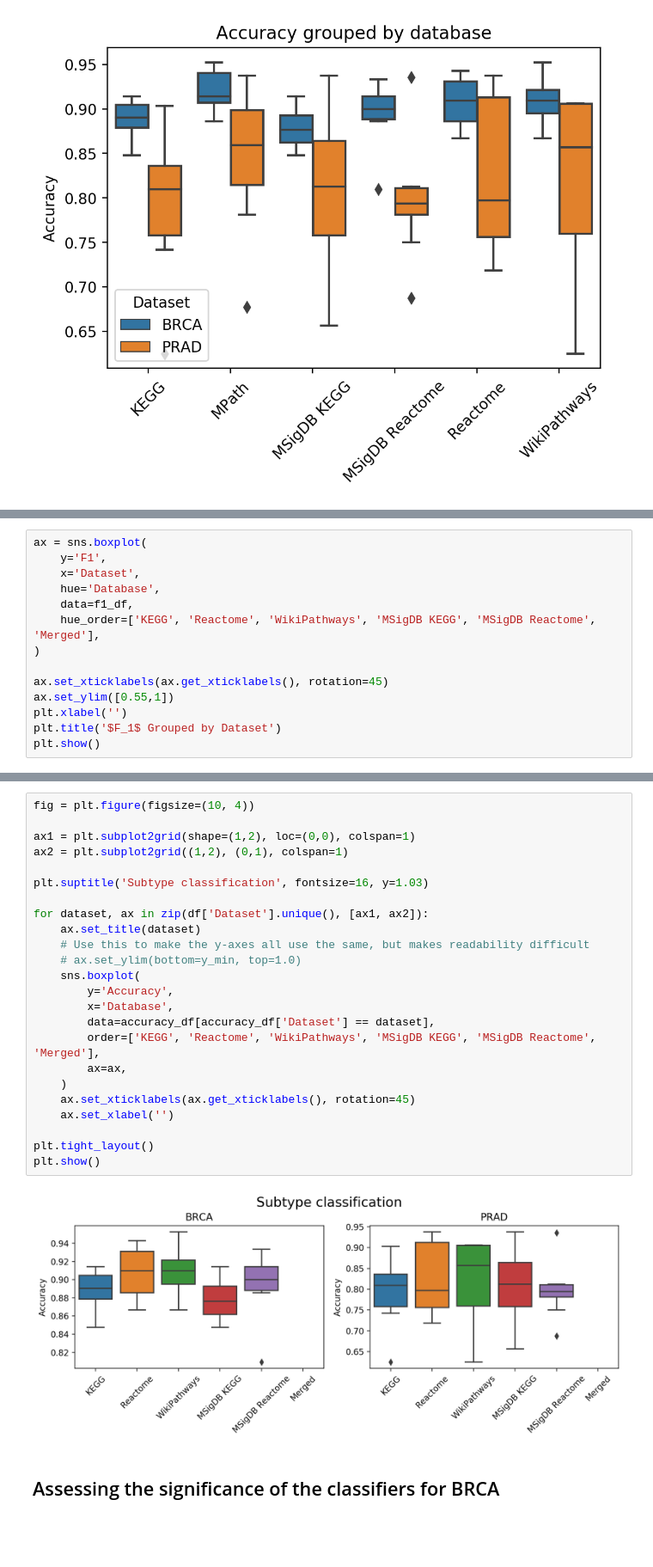
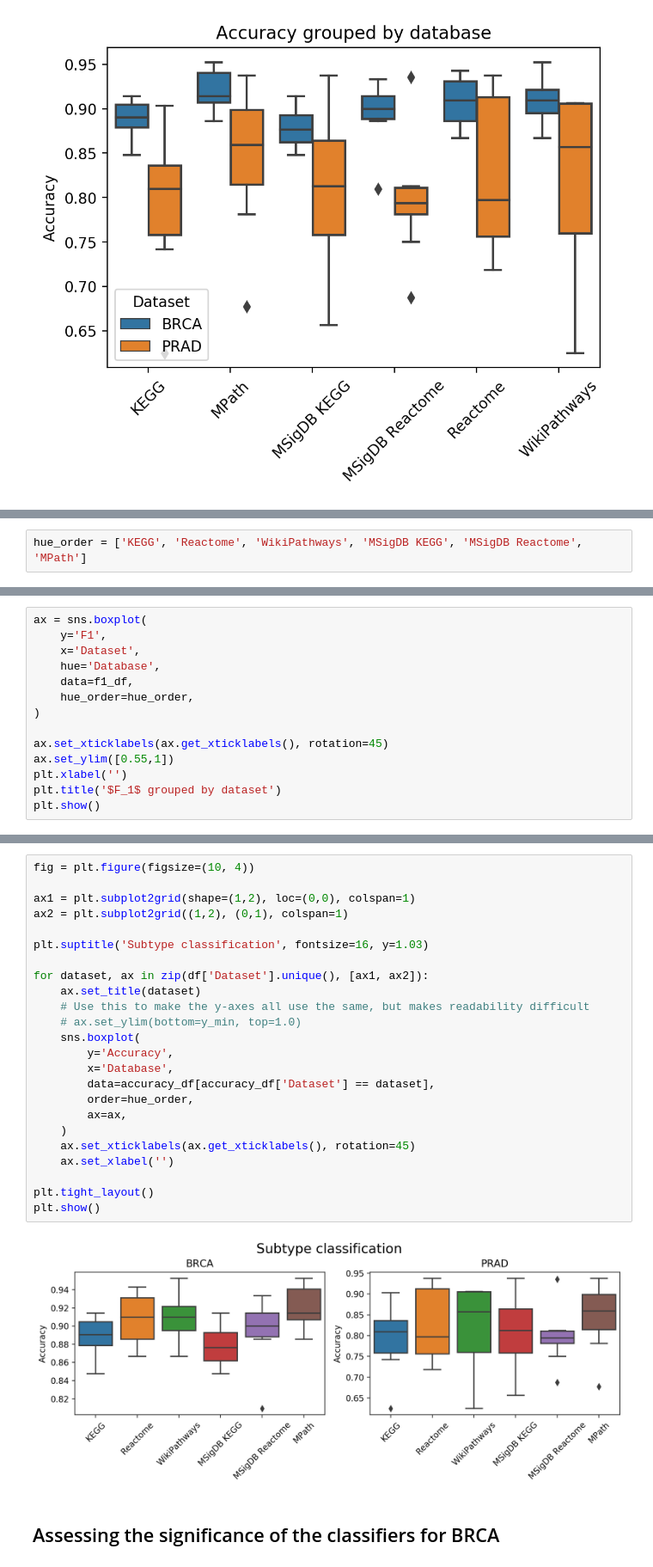
Before and after one commit to pathwayforte/results, a Jupyter notebook: notebooks/evaluation/Plot Evaluation of Subtype Classification.ipynb, the cells around one changed output, grey strips where cells are left out. Shown: that part at 86% size. Cells and saved outputs as stored; diff of their text form; blank space fills up the shorter version.

```diff
--- a/notebooks/evaluation/Plot Evaluation of Subtype Classification.ipynb
+++ b/notebooks/evaluation/Plot Evaluation of Subtype Classification.ipynb
@@ -76,3 +77,5 @@ plt.show()
+# %%
+hue_order = ['KEGG', 'Reactome', 'WikiPathways', 'MSigDB KEGG', 'MSigDB Reactome', 'MPath']
 # %%
 ax = sns.boxplot(
     y='Accuracy',
@@ -92,12 +95,12 @@ ax = sns.boxplot(
     x='Dataset',
     hue='Database',
     data=f1_df,
-    hue_order=['KEGG', 'Reactome', 'WikiPathways', 'MSigDB KEGG', 'MSigDB Reactome', 'Merged'],
+    hue_order=hue_order,
 )
 
 ax.set_xticklabels(ax.get_xticklabels(), rotation=45)
 ax.set_ylim([0.55,1])
 plt.xlabel('')
-plt.title('$F_1$ Grouped by Dataset')
+plt.title('$F_1$ grouped by dataset')
 plt.show()
 # %% [output]
@@ -105,29 +108,29 @@ plt.show()
 # %%
 fig = plt.figure(figsize=(10, 4))
 
 ax1 = plt.subplot2grid(shape=(1,2), loc=(0,0), colspan=1)
 ax2 = plt.subplot2grid((1,2), (0,1), colspan=1)
 
 plt.suptitle('Subtype classification', fontsize=16, y=1.03)
 
 for dataset, ax in zip(df['Dataset'].unique(), [ax1, ax2]):
     ax.set_title(dataset)
     # Use this to make the y-axes all use the same, but makes readability difficult
     # ax.set_ylim(bottom=y_min, top=1.0)
     sns.boxplot(
         y='Accuracy',
         x='Database',
         data=accuracy_df[accuracy_df['Dataset'] == dataset],
-        order=['KEGG', 'Reactome', 'WikiPathways', 'MSigDB KEGG', 'MSigDB Reactome', 'Merged'],
+        order=hue_order,
         ax=ax,
     )
     ax.set_xticklabels(ax.get_xticklabels(), rotation=45)
     ax.set_xlabel('')
 
 plt.tight_layout()
 plt.show()
 # %% [output]
-[figure, old version]
+[figure, new version]
 # %% [markdown]
 ## Assessing the significance of the classifiers for BRCA
 # %%
```
Also changed, not shown: parts of 8 cells of this notebook.
